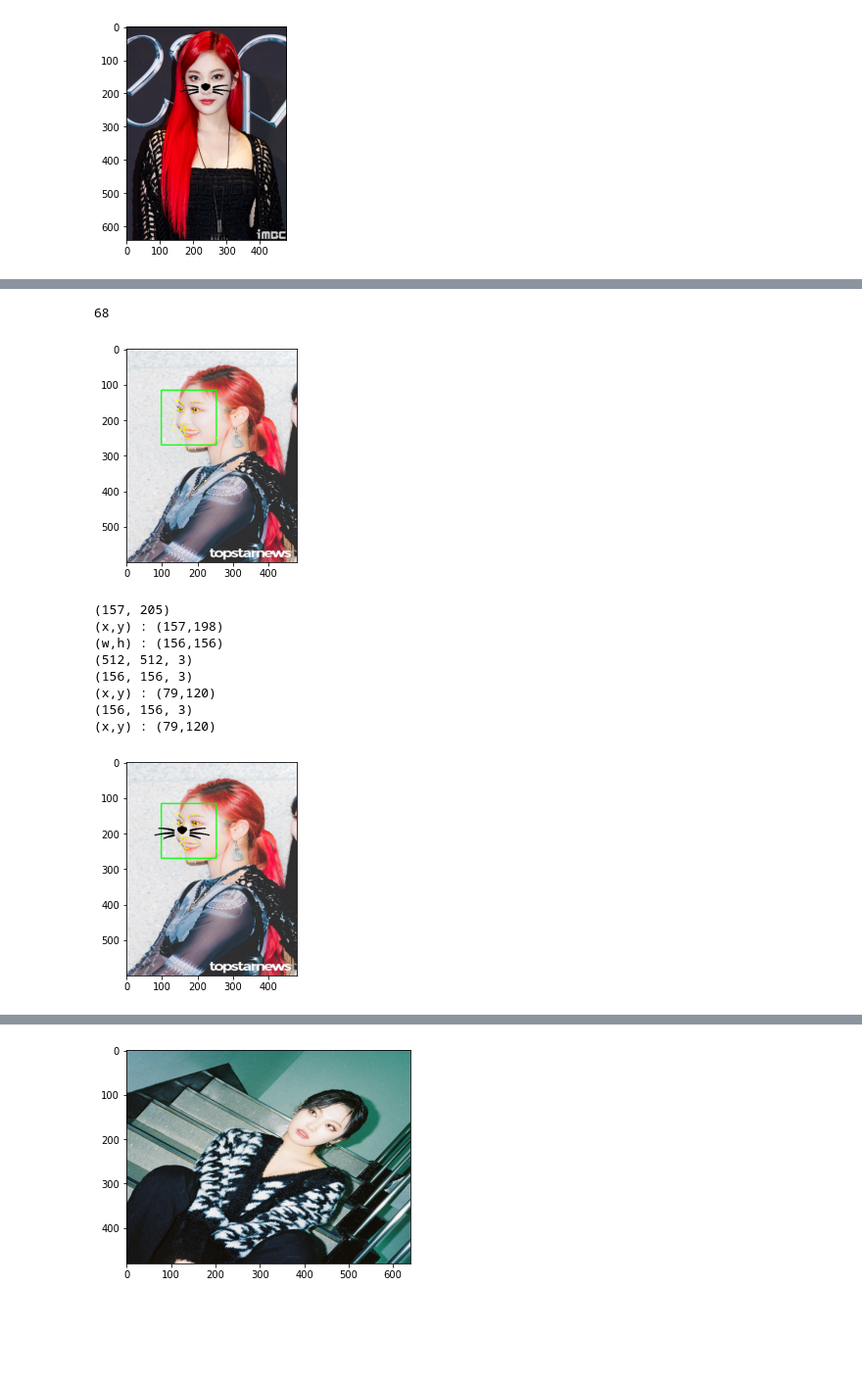
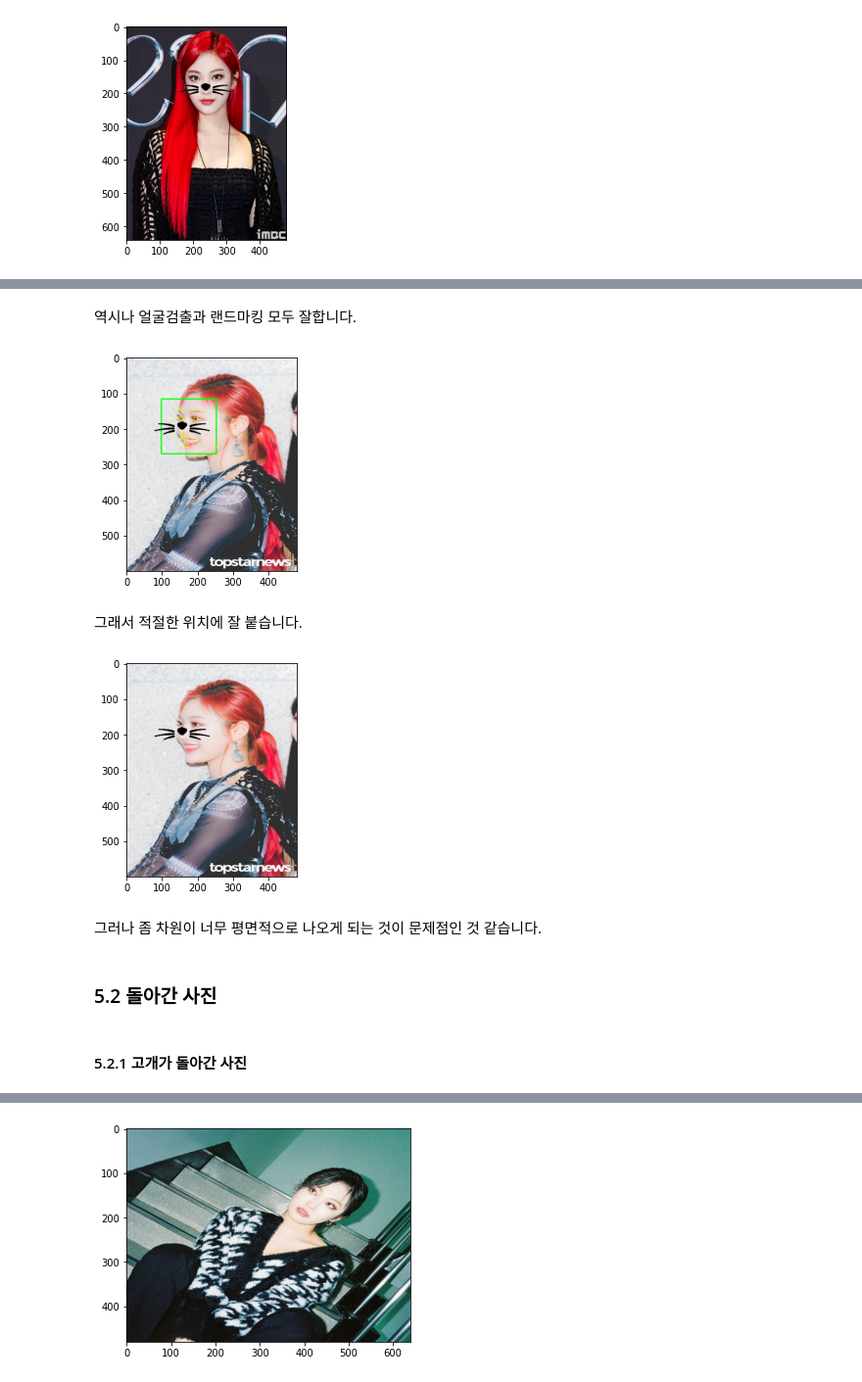
Before and after one commit to mkkim007/AIFFEL, a Jupyter notebook: [E_03]StickerCamera.ipynb, the cells around one changed output, grey strips where cells are left out. Shown at 98% size. Drawn from its saved outputs; the diff is of its cells as text; code cells hidden in the pictures; blank space fills up the shorter version.

```diff
--- a/[E_03]StickerCamera.ipynb
+++ b/[E_03]StickerCamera.ipynb
@@ -343,2 +375,9 @@ plt.show()
 # %%
 !cp /content/gdrive/MyDrive/Data/side2.jpg camera_sticker/images
+# %%
+my_image_path = '/content/camera_sticker/images/side2.jpg'
+img_side = cv2.imread(my_image_path)
+img_side = cv2.resize(img_side, (480, 600))
+img_show = img_side.copy()
+plt.imshow(cv2.cvtColor(img_side, cv2.COLOR_BGR2RGB))
+plt.show()
@@ -371,45 +422,27 @@ rectangles[[(98, 116) (253, 270)]]
+# %% [markdown]
+역시나 얼굴검출과 랜드마킹 모두 잘합니다.
 # %%
-list_landmarks = []
-for dlib_rect in dlib_rects:
-    points = landmark_predictor(img_rotation, dlib_rect)
-    list_points = list(map(lambda p: (p.x, p.y), points.parts()))
-    list_landmarks.append(list_points)
-
-print(len(list_landmarks[0]))
-for landmark in list_landmarks:
-    for idx, point in enumerate(list_points):
-        cv2.circle(img_show, point, 2, (0, 255, 255), -1) # yellow
-
-img_show_rgb = cv2.cvtColor(img_show, cv2.COLOR_BGR2RGB)
-plt.imshow(img_show_rgb)
-plt.show()
-
 for dlib_rect, landmark in zip(dlib_rects, list_landmarks):
-    print (landmark[30]) # nose center index : 30
     x = landmark[30][0]
     y = (landmark[2][1]+landmark[36][1]+landmark[48][1])//3
     w = dlib_rect.width()
     h = dlib_rect.width()
-    print ('(x,y) : (%d,%d)'%(x,y))
-    print ('(w,h) : (%d,%d)'%(w,h))
+
 
 sticker_path = '/content/camera_sticker/images/cat-whiskers.png'
 
 img_sticker = cv2.imread(sticker_path)
-print (img_sticker.shape)
 img_sticker = cv2.resize(img_sticker, (w,h))
 
-print (img_sticker.shape)
 
 refined_x = x - w // 2  # left
 refined_y = y - h // 2 # top
-print ('(x,y) : (%d,%d)'%(refined_x, refined_y))
+
 
 if refined_y < 0:
     img_sticker = img_sticker[-refined_y:]
     refined_y = 0
-print (img_sticker.shape)
-print ('(x,y) : (%d,%d)'%(refined_x, refined_y))
+
 
 sticker_area = img_show[refined_y:refined_y+img_sticker.shape[0], refined_x:refined_x+img_sticker.shape[1]]
 img_show[refined_y:refined_y+img_sticker.shape[0], refined_x:refined_x+img_sticker.shape[1]] = \
@@ -418,16 +451,22 @@ img_show[refined_y:refined_y+img_sticker.shape[0], refined_x:refined_x+img_stick
 plt.imshow(cv2.cvtColor(img_show, cv2.COLOR_BGR2RGB))
 plt.show()
 # %% [output]
-68
-[figure, old version]
+[figure, new version]
-(157, 205)
-(x,y) : (157,198)
-(w,h) : (156,156)
-(512, 512, 3)
-(156, 156, 3)
-(x,y) : (79,120)
-(156, 156, 3)
-(x,y) : (79,120)
-[figure, removed]
+# %% [markdown]
+그래서 적절한 위치에 잘 붙습니다.
+# %%
+sticker_area = img_side[refined_y:refined_y+img_sticker.shape[0], refined_x:refined_x+img_sticker.shape[1]]
+img_side[refined_y:refined_y+img_sticker.shape[0], refined_x:refined_x+img_sticker.shape[1]] = \
+    np.where(img_sticker==255,sticker_area,img_sticker).astype(np.uint8)
+plt.imshow(cv2.cvtColor(img_side, cv2.COLOR_BGR2RGB))
+plt.show()
+# %% [output]
+[figure, added]
+# %% [markdown]
+그러나 좀 차원이 너무 평면적으로 나오게 되는 것이 문제점인 것 같습니다.
+# %% [markdown]
+### 5.2 돌아간 사진
+# %% [markdown]
+#### 5.2.1 고개가 돌아간 사진
 # %%
 !cp /content/gdrive/MyDrive/Data/rotation2.jpg camera_sticker/images
```
Also changed, not shown: parts of 60 cells of this notebook.
